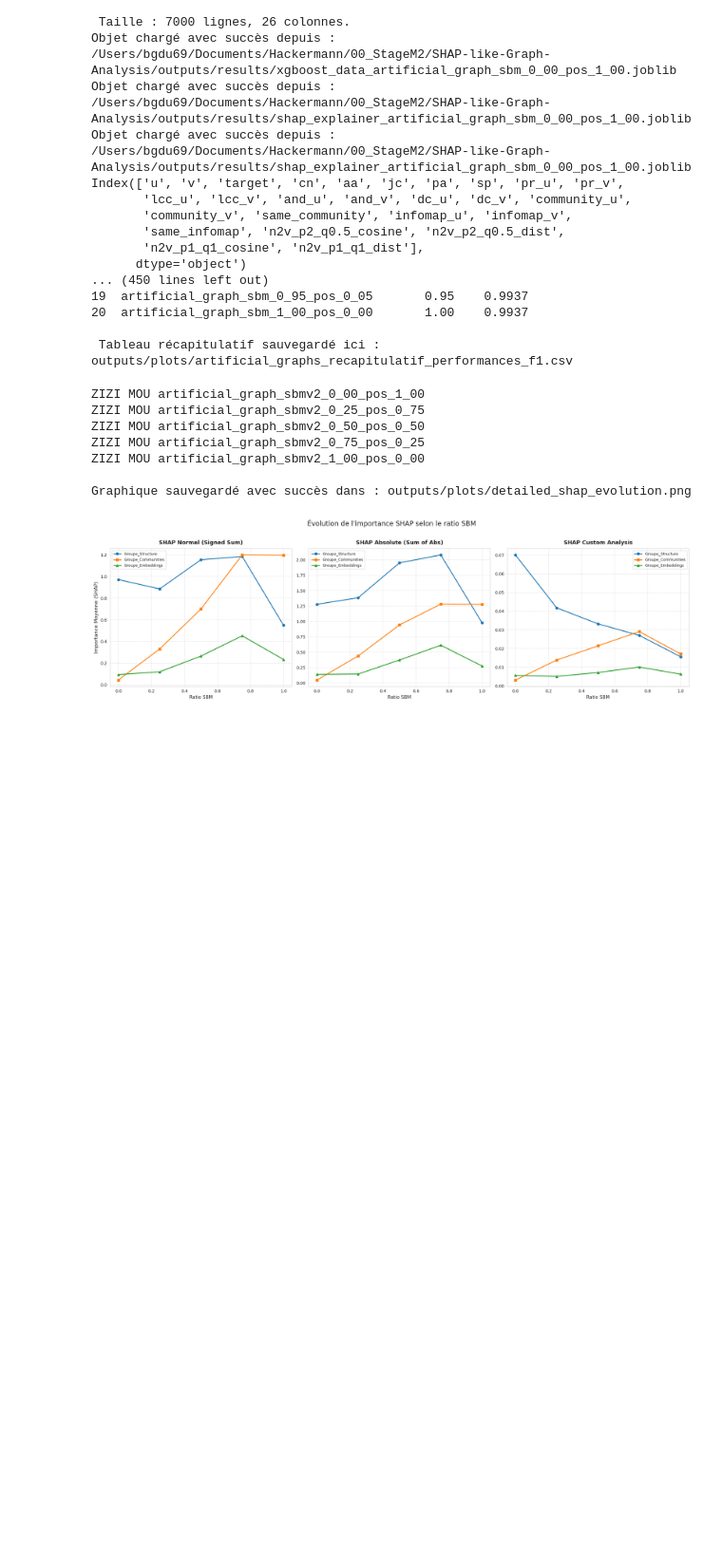
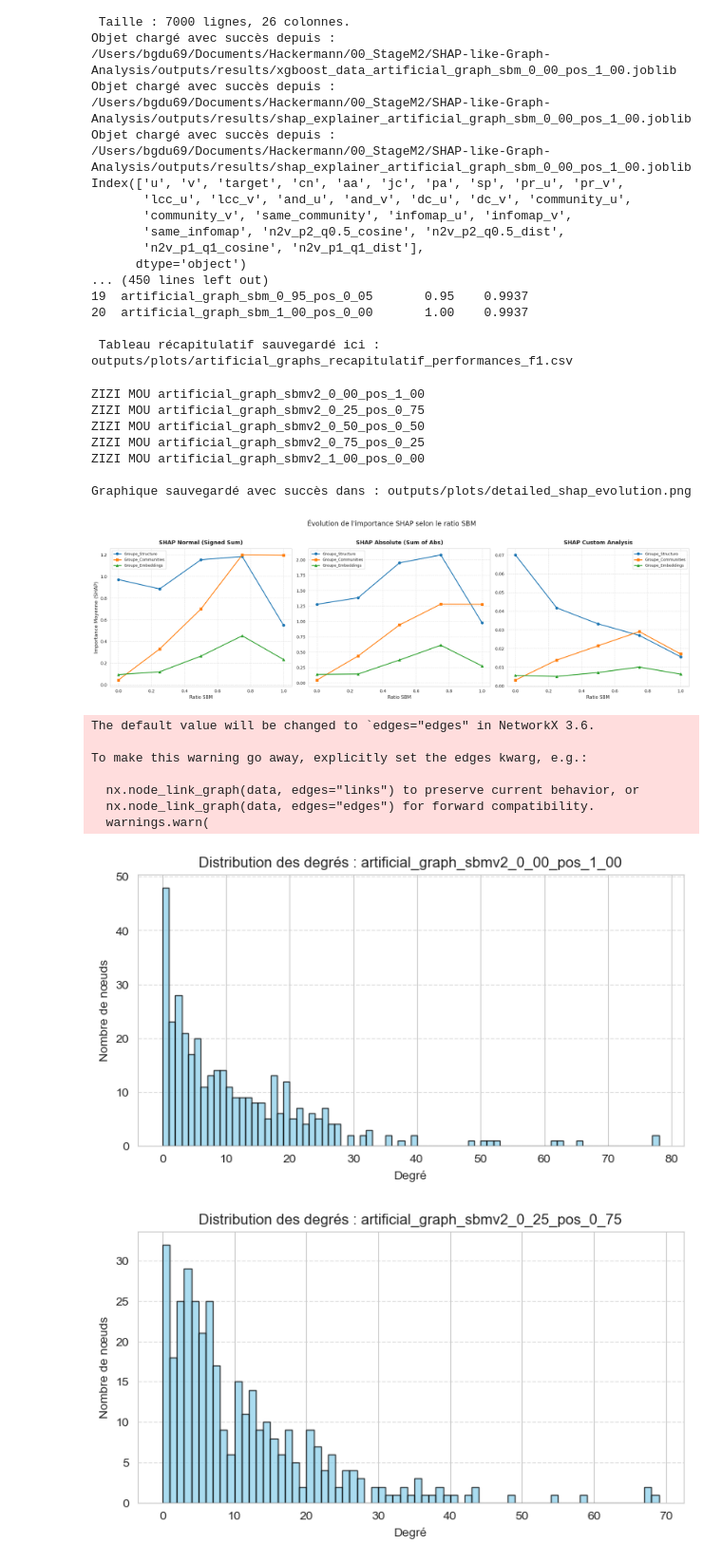
Before and after one commit to DeankoontzG/SHAP-like-Graph-Analysis, a Jupyter notebook: Performance_Analysis.ipynb, the cells around one changed output. Shown at 95% size. Cells and saved outputs as stored; diff of their text form; code cells hidden in the pictures; blank space fills up the shorter version.

```diff
--- a/Performance_Analysis.ipynb
+++ b/Performance_Analysis.ipynb
@@ -1561,3 +1566,51 @@ ZIZI MOU artificial_graph_sbmv2_1_00_pos_0_00
 
 Graphique sauvegardé avec succès dans : outputs/plots/detailed_shap_evolution.png
 [figure]
+# %%
+import json
+import networkx as nx
+import matplotlib.pyplot as plt
+import numpy as np
+import os
+
+# Configuration des itérations
+steps = np.arange(0, 1.25, 0.25)
+
+for i in steps:
+    sbm_val = f"{i:.2f}"
+    pos_val = f"{1-i:.2f}"
+    G_name = f"artificial_graph_sbmv2_{sbm_val.replace('.', '_')}_pos_{pos_val.replace('.', '_')}"
+    file_path = f"graph_library/{G_name}.json"
+
+    if os.path.exists(file_path):
+        # 1. Chargement du graphe
+        with open(file_path, 'r') as f:
+            data = json.load(f)
+            # On utilise node_link_graph pour le format JSON standard de NetworkX
+            G = nx.readwrite.json_graph.node_link_graph(data)
+
+        # 2. Calcul de la distribution des degrés
+        degrees = [d for n, d in G.degree()]
+
+        # 3. Plot
+        plt.figure(figsize=(8, 4))
+        plt.hist(degrees, bins=range(min(degrees), max(degrees) + 2),
+                 color='skyblue', edgecolor='black', alpha=0.7)
+
+        plt.title(f"Distribution des degrés : {G_name}")
+        plt.xlabel("Degré")
+        plt.ylabel("Nombre de nœuds")
+        plt.grid(axis='y', linestyle='--', alpha=0.6)
+        plt.show()
+    else:
+        print(f"Fichier non trouvé : {file_path}")
+# %% [output]
+The default value will be changed to `edges="edges" in NetworkX 3.6.
+
+To make this warning go away, explicitly set the edges kwarg, e.g.:
+
+  nx.node_link_graph(data, edges="links") to preserve current behavior, or
+  nx.node_link_graph(data, edges="edges") for forward compatibility.
+  warnings.warn(
+[figure, added]
+[figure, added]
```
Also changed, not shown: parts of 8 cells of this notebook, 3 other files.
